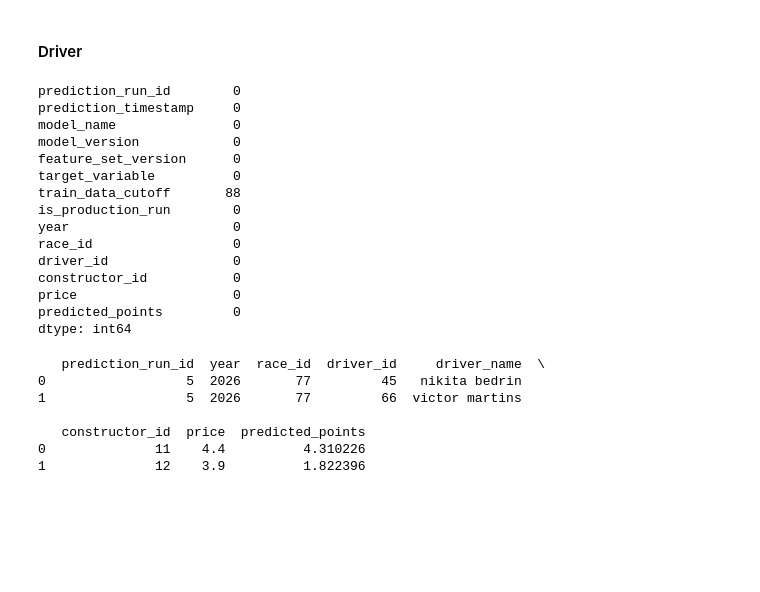
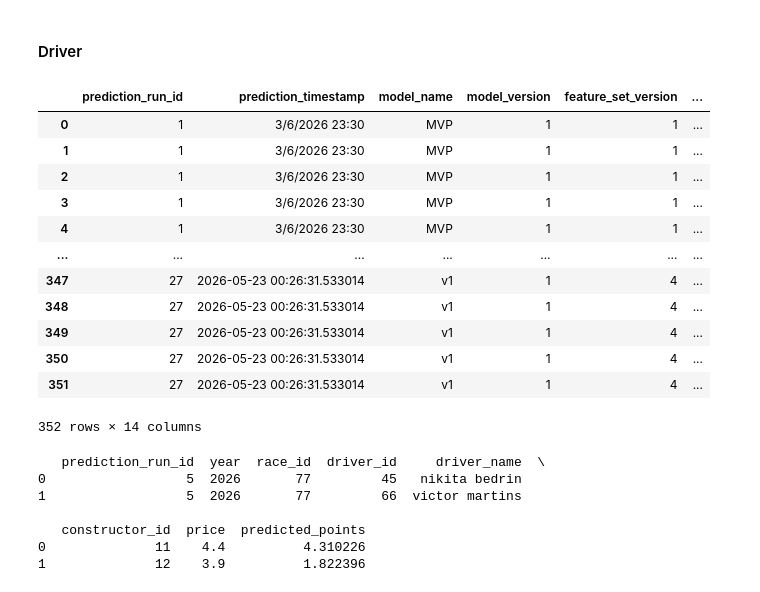
Before and after one commit to jguptil1/F1Fantasy, a Jupyter notebook: src/ingestion/database_testing.ipynb, the cells around one changed output. Cells and saved outputs as stored; diff of their text form; code cells hidden in the pictures; blank space fills up the shorter version.

```diff
--- a/src/ingestion/database_testing.ipynb
+++ b/src/ingestion/database_testing.ipynb
@@ -2517,30 +2528,28 @@ with duckdb.connect(DATABASE_PATH, read_only=True) as con:
 # %%
 def fact_driver_predictions():
     with duckdb.connect(DATABASE_PATH, read_only=True) as con:
         result = con.execute("""
             SELECT *
             FROM fact_driver_predictions
         """).df()
     return result
 
 fdp = fact_driver_predictions()
-fdp.isna().sum()
+fdp
 # %% [output]
+|  | prediction_run_id | prediction_timestamp | model_name | model_version | feature_set_version | ... |
+| 0 | 1 | 3/6/2026 23:30 | MVP | 1 | 1 | ... |
+| 1 | 1 | 3/6/2026 23:30 | MVP | 1 | 1 | ... |
+| 2 | 1 | 3/6/2026 23:30 | MVP | 1 | 1 | ... |
+| 3 | 1 | 3/6/2026 23:30 | MVP | 1 | 1 | ... |
+| 4 | 1 | 3/6/2026 23:30 | MVP | 1 | 1 | ... |
+| ... | ... | ... | ... | ... | ... | ... |
+| 347 | 27 | 2026-05-23 00:26:31.533014 | v1 | 1 | 4 | ... |
+| 348 | 27 | 2026-05-23 00:26:31.533014 | v1 | 1 | 4 | ... |
+| 349 | 27 | 2026-05-23 00:26:31.533014 | v1 | 1 | 4 | ... |
+| 350 | 27 | 2026-05-23 00:26:31.533014 | v1 | 1 | 4 | ... |
+| 351 | 27 | 2026-05-23 00:26:31.533014 | v1 | 1 | 4 | ... |
-prediction_run_id        0
-prediction_timestamp     0
-model_name               0
-model_version            0
-feature_set_version      0
-target_variable          0
-train_data_cutoff       88
-is_production_run        0
-year                     0
-race_id                  0
-driver_id                0
-constructor_id           0
-price                    0
-predicted_points         0
-dtype: int64
+352 rows × 14 columns
 # %%
 with duckdb.connect(DATABASE_PATH, read_only=True) as con:
     df = con.execute("""
```
Also changed, not shown: parts of 5 cells of this notebook, 2 other files.
